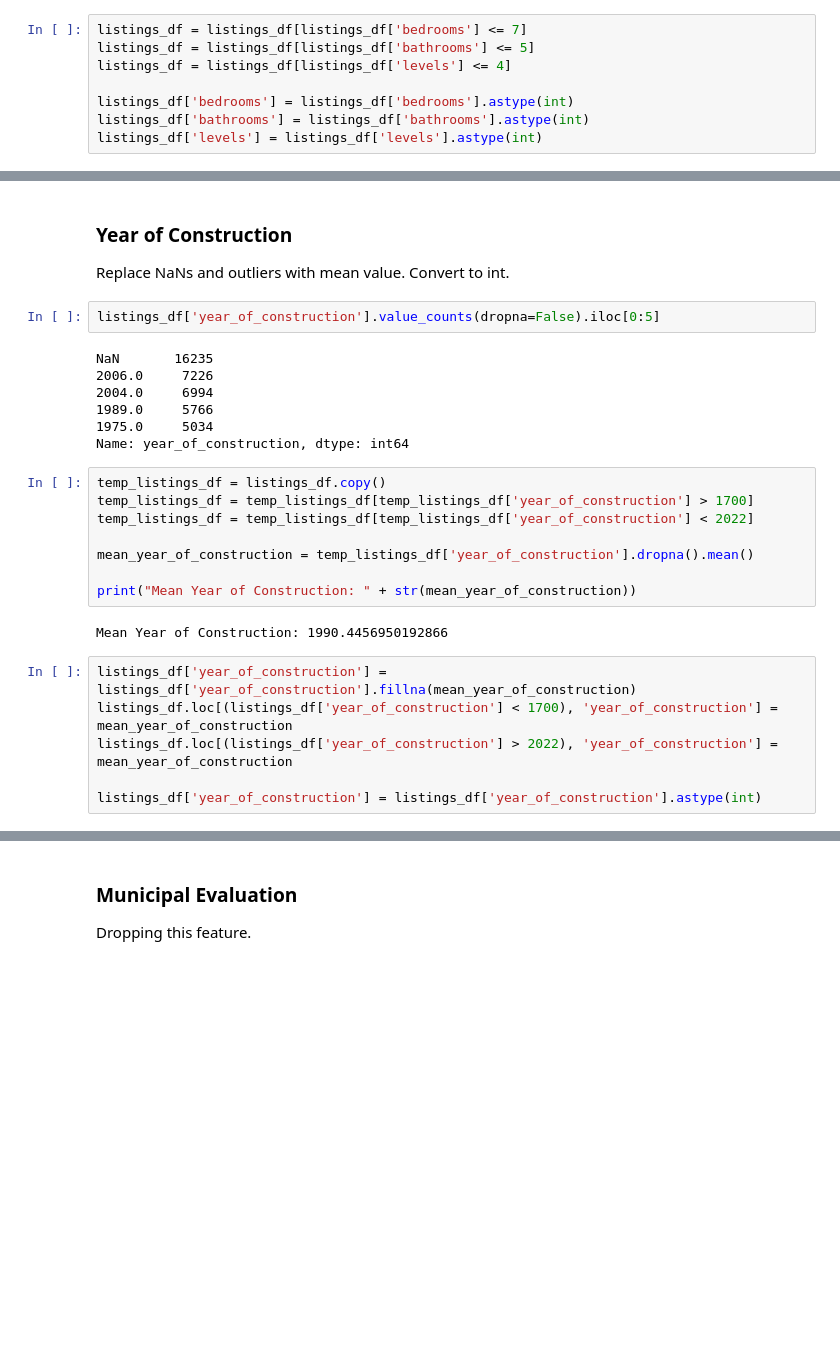
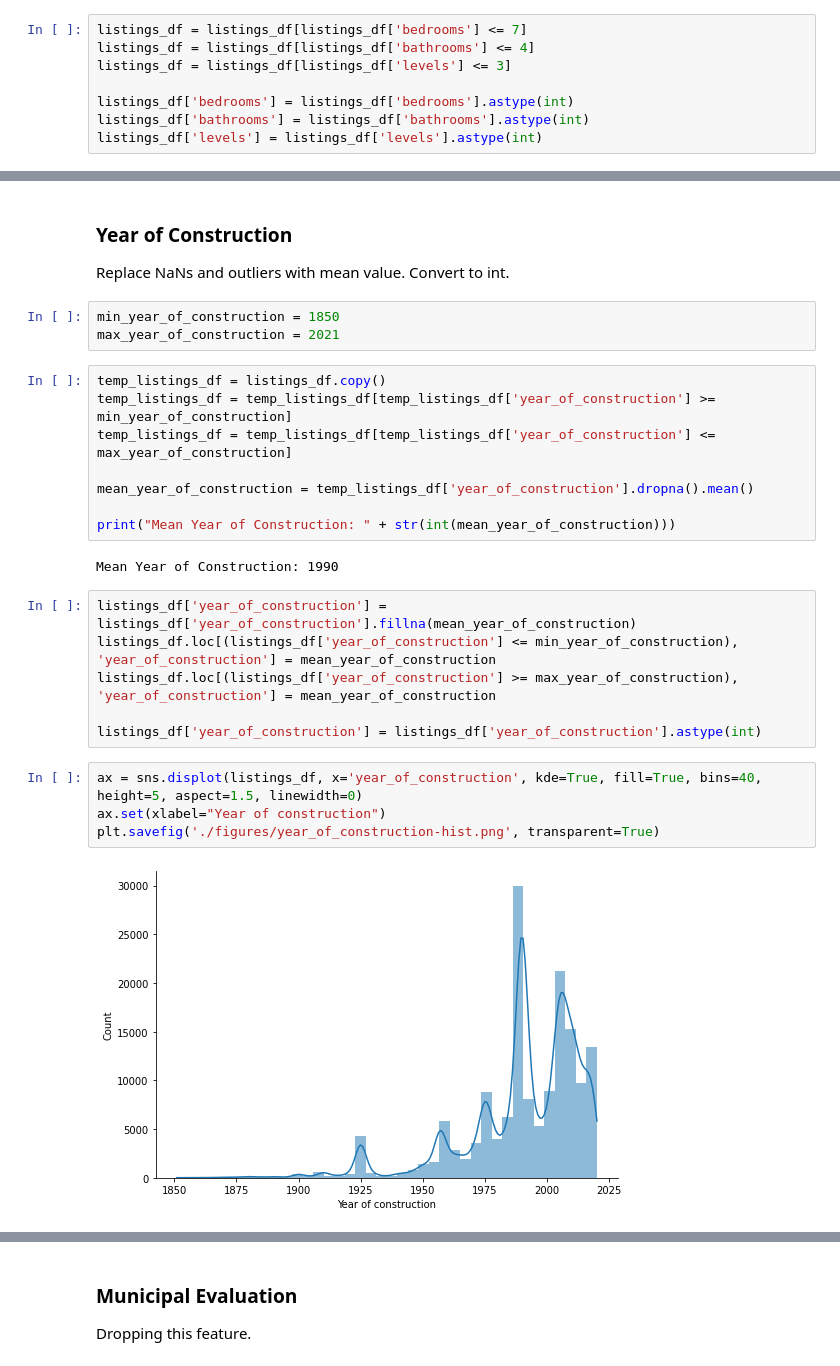
Before and after one commit to simkass/quebec-real-estate-analysis, a Jupyter notebook: notebooks/preprocessing.ipynb, the cells around one changed output, grey strips where cells are left out. Cells and saved outputs as stored; diff of their text form; blank space fills up the shorter version.

```diff
--- a/notebooks/preprocessing.ipynb
+++ b/notebooks/preprocessing.ipynb
@@ -192,7 +156,7 @@ No more than 7 bedrooms, 5 bathrooms and 4 stories.
 # %%
 listings_df = listings_df[listings_df['bedrooms'] <= 7]
-listings_df = listings_df[listings_df['bathrooms'] <= 5]
-listings_df = listings_df[listings_df['levels'] <= 4]
+listings_df = listings_df[listings_df['bathrooms'] <= 4]
+listings_df = listings_df[listings_df['levels'] <= 3]
 
 listings_df['bedrooms'] = listings_df['bedrooms'].astype(int)
 listings_df['bathrooms'] = listings_df['bathrooms'].astype(int)
@@ -228,31 +183,31 @@ Number of listings: 158320
 # %% [markdown]
 ### Year of Construction
 Replace NaNs and outliers with mean value. Convert to int.
-# %%
-listings_df['year_of_construction'].value_counts(dropna=False).iloc[0:5]
-# %% [output]
-NaN       16235
-2006.0     7226
-2004.0     6994
-1989.0     5766
-1975.0     5034
-Name: year_of_construction, dtype: int64
+# %%
+min_year_of_construction = 1850
+max_year_of_construction = 2021
 # %%
 temp_listings_df = listings_df.copy()
-temp_listings_df = temp_listings_df[temp_listings_df['year_of_construction'] > 1700]
-temp_listings_df = temp_listings_df[temp_listings_df['year_of_construction'] < 2022]
+temp_listings_df = temp_listings_df[temp_listings_df['year_of_construction'] >= min_year_of_construction]
+temp_listings_df = temp_listings_df[temp_listings_df['year_of_construction'] <= max_year_of_construction]
 
 mean_year_of_construction = temp_listings_df['year_of_construction'].dropna().mean()
 
-print("Mean Year of Construction: " + str(mean_year_of_construction))
+print("Mean Year of Construction: " + str(int(mean_year_of_construction)))
 # %% [output]
-Mean Year of Construction: 1990.4456950192866
+Mean Year of Construction: 1990
 # %%
 listings_df['year_of_construction'] = listings_df['year_of_construction'].fillna(mean_year_of_construction)
-listings_df.loc[(listings_df['year_of_construction'] < 1700), 'year_of_construction'] = mean_year_of_construction
-listings_df.loc[(listings_df['year_of_construction'] > 2022), 'year_of_construction'] = mean_year_of_construction
+listings_df.loc[(listings_df['year_of_construction'] <= min_year_of_construction), 'year_of_construction'] = mean_year_of_construction
+listings_df.loc[(listings_df['year_of_construction'] >= max_year_of_construction), 'year_of_construction'] = mean_year_of_construction
 
 listings_df['year_of_construction'] = listings_df['year_of_construction'].astype(int)
+# %%
+ax = sns.displot(listings_df, x='year_of_construction', kde=True, fill=True, bins=40, height=5, aspect=1.5, linewidth=0)
+ax.set(xlabel="Year of construction")
+plt.savefig('./figures/year_of_construction-hist.png', transparent=True)
+# %% [output]
+[figure, added]
 # %%
 print("Number of listings: " + str(len(listings_df)))
 # %% [output]
```
Also changed, not shown: parts of 76 cells of this notebook, 3 other files.
